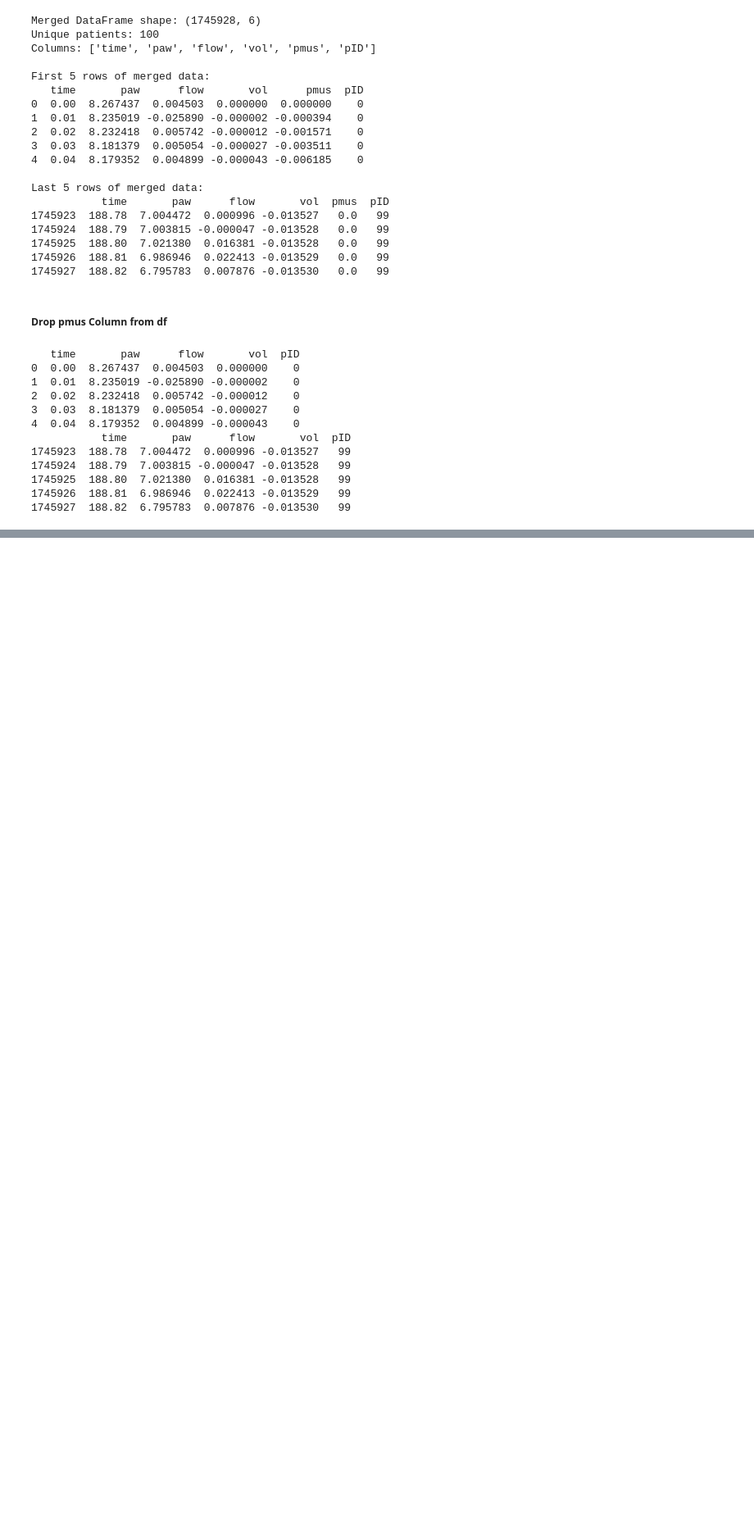
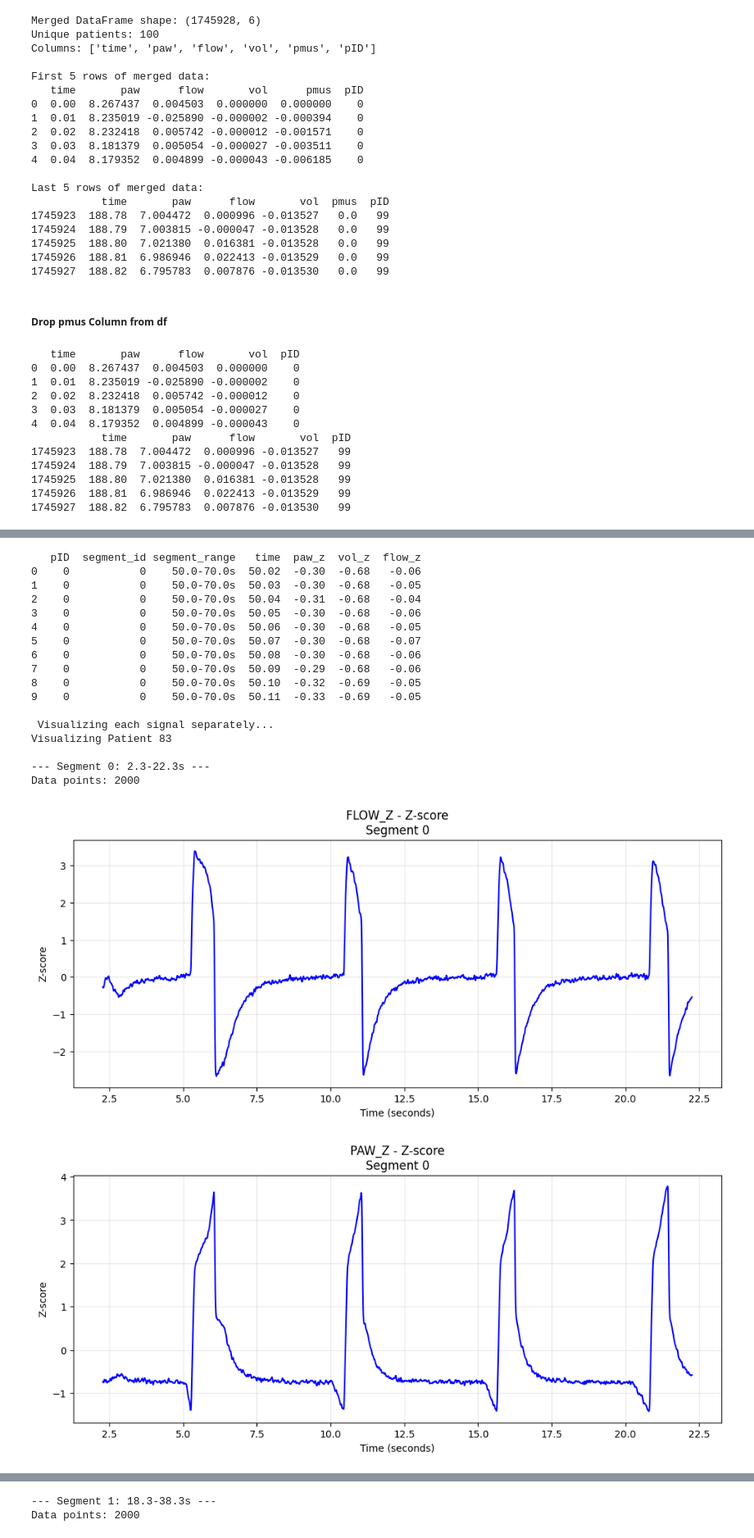
Before and after one commit to thisislama/VentilatorWaves_GP, a Jupyter notebook: phase1.ipynb, the cells around one changed output, grey strips where cells are left out. Shown at 82% size. Saved outputs shown, nothing was run; the diff lists cells and outputs as text; code cells hidden in the pictures; blank space fills up the shorter version.

```diff
--- a/phase1.ipynb
+++ b/phase1.ipynb
@@ -231,0 +338,52 @@ plt.show()
+# %%
+    # 10 row sample
+    sample_data = final_df[['pID', 'segment_id', 'segment_range', 'time', 'paw_z','vol_z', 'flow_z']].head(10).round(2)
+    print(sample_data)
+
+    print("\n Visualizing each signal separately...")
+    sample_patient = np.random.choice(final_df['pID'].unique())
+    patient_data = final_df[final_df['pID'] == sample_patient]
+
+    print(f"Visualizing Patient {sample_patient}")
+
+    for segment_id in sorted(patient_data['segment_id'].unique()):
+        segment_data = patient_data[patient_data['segment_id'] == segment_id]
+        time_range = segment_data['segment_range'].iloc[0]
+
+        print(f"\n--- Segment {segment_id}: {time_range} ---")
+        print(f"Data points: {len(segment_data)}")
+
+        for signal in ['flow_z', 'paw_z', 'vol_z']:
+            plt.figure(figsize=(10, 12))
+
+            # Plot normalized values
+            plt.subplot(3, 1, 2)
+            plt.plot(segment_data['time'], segment_data[f'{signal}'],
+                    linewidth=1.5, color='blue')
+            plt.title(f'{signal.upper()} - Z-score\nSegment {segment_id}')
+            plt.xlabel('Time (seconds)')
+            plt.ylabel('Z-score')
+            plt.grid(True, alpha=0.3)
+
+            plt.tight_layout()
+            plt.show()
+# %% [output]
+   pID  segment_id segment_range   time  paw_z  vol_z  flow_z
+0    0           0    50.0-70.0s  50.02  -0.30  -0.68   -0.06
+1    0           0    50.0-70.0s  50.03  -0.30  -0.68   -0.05
+2    0           0    50.0-70.0s  50.04  -0.31  -0.68   -0.04
+3    0           0    50.0-70.0s  50.05  -0.30  -0.68   -0.06
+4    0           0    50.0-70.0s  50.06  -0.30  -0.68   -0.05
+5    0           0    50.0-70.0s  50.07  -0.30  -0.68   -0.07
+6    0           0    50.0-70.0s  50.08  -0.30  -0.68   -0.06
+7    0           0    50.0-70.0s  50.09  -0.29  -0.68   -0.06
+8    0           0    50.0-70.0s  50.10  -0.32  -0.69   -0.05
+9    0           0    50.0-70.0s  50.11  -0.33  -0.69   -0.05
+
+ Visualizing each signal separately...
+Visualizing Patient 83
+
+--- Segment 0: 2.3-22.3s ---
+Data points: 2000
+[figure, added]
+[figure, added]
@@ -231,0 +391,2 @@ plt.show()
+--- Segment 1: 18.3-38.3s ---
+Data points: 2000
```
Also changed, not shown: parts of 19 cells of this notebook.
